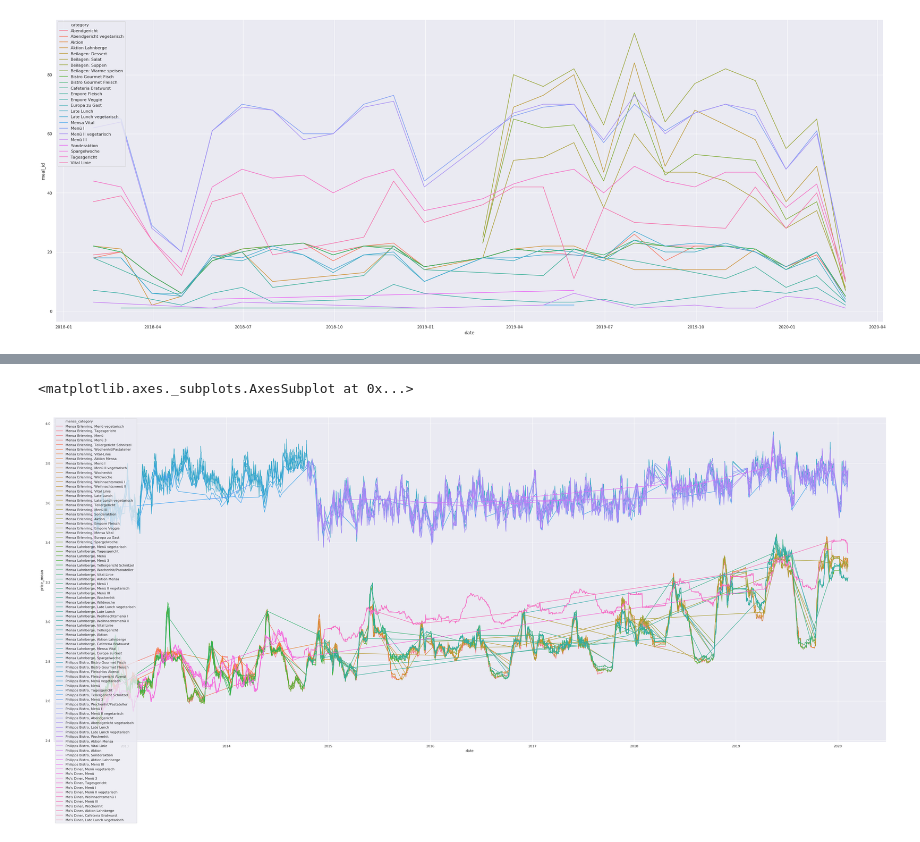
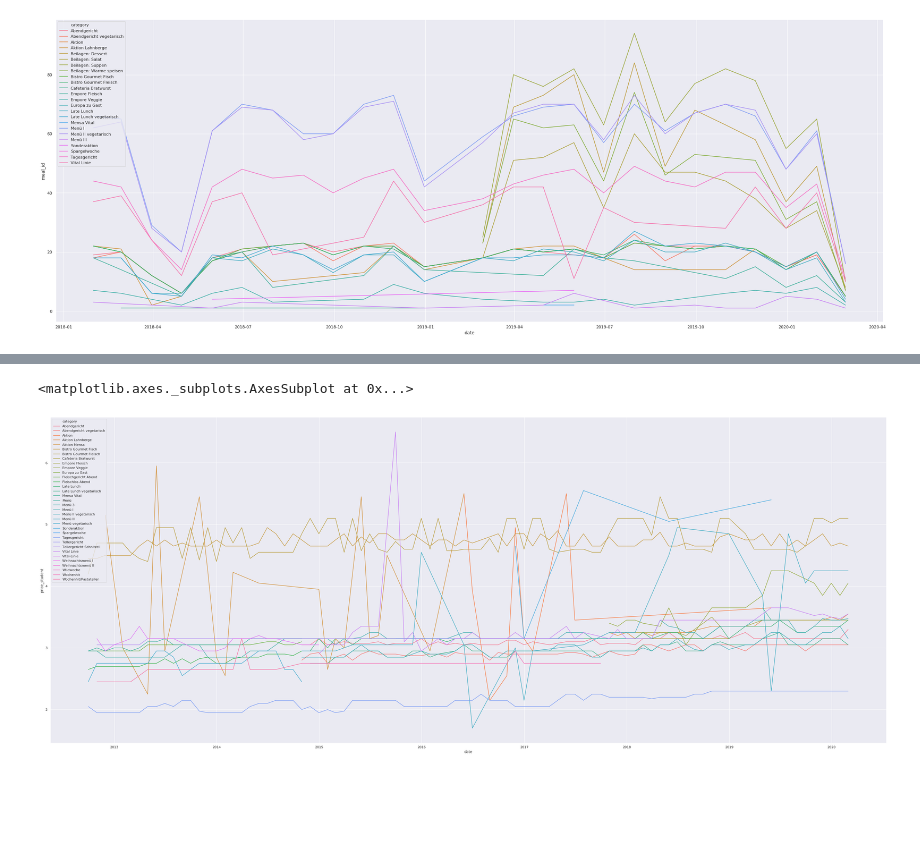
Before and after one commit to oxzi/about-mensa-mr, a Jupyter notebook: mensa_prices.ipynb, the cells around one changed output, grey strips where cells are left out. Drawn from its saved outputs; the diff is of its cells as text; code cells hidden in the pictures; blank space fills up the shorter version.

Commit message:
More specific price history for time

```diff
--- a/mensa_prices.ipynb
+++ b/mensa_prices.ipynb
@@ -43,12 +44,10 @@ sns.lineplot(x="date", y="meal_id", hue="mensa_id", data=overview_side)
-# %%
-# filter outliner with price > 9k
-meals = meals[meals.price_student.le(10)]
-meals["mensa_category"] = meals["mensa_id"].map(str) + ", " + meals["category"]
-
-meals["price_mean"] = meals["price_student"].rolling(50).mean()
-# %%
-plt.figure(figsize=(50, 20))
-sns.lineplot(x="date", y="price_mean", hue="mensa_category", data=meals)
-# %% [output]
-<matplotlib.axes._subplots.AxesSubplot at 0x...>
-[figure, removed]
+# %%
+# ignore elements without a price and the golden Hetax-Käse for EUR 295
+meals_cat = meals[~(meals.price_student.isnull()) & (meals.price_student < 10)].groupby(
+    ["category", pd.Grouper(key="date", freq="M")])["price_student"].median().reset_index()
+
+plt.figure(figsize=(50, 20))
+sns.lineplot(x="date", y="price_student", hue="category", data=meals_cat)
+# %% [output]
+<matplotlib.axes._subplots.AxesSubplot at 0x...>
+[figure, added]
```
Also changed, not shown: parts of 3 cells of this notebook.
